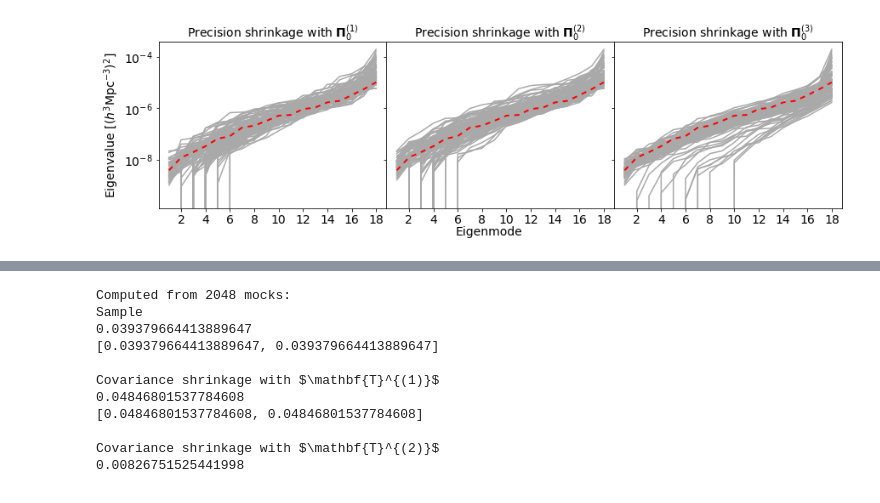
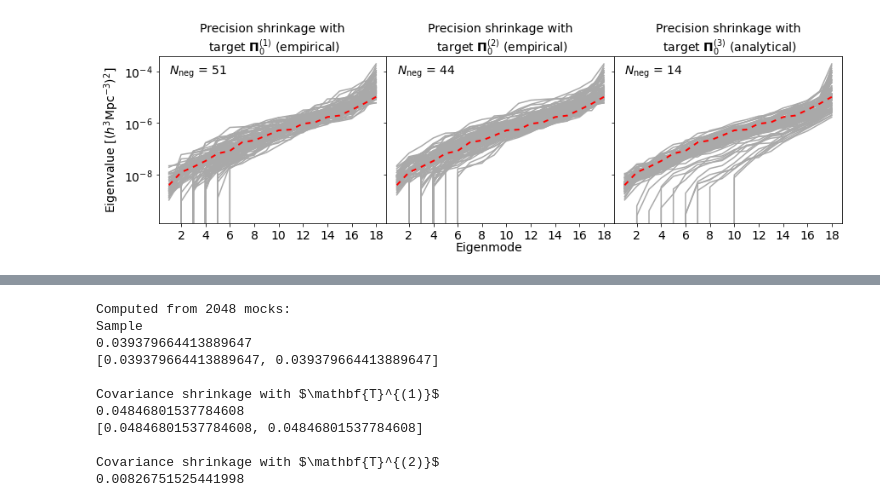
Before and after one commit to marnixlooijmans/shrinkage-estimation-paper, a Jupyter notebook: notebooks/make-plots.ipynb, the cells around one changed output, grey strips where cells are left out. Drawn from its saved outputs; the diff is of its cells as text; code cells hidden in the pictures.

Commit message:
Update plots

```diff
--- a/notebooks/make-plots.ipynb
+++ b/notebooks/make-plots.ipynb
@@ -7,14 +8,14 @@ import matplotlib.pyplot as plt
 # %%
 #estimates = [
 #    ["cov", "sample", "Sample"],
-#    ["cov", "shrinkage_Sii", "Covariance shrinkage with $\mathbf{T}^{(1)}$"],
-#    ["cov", "shrinkage_P", "Covariance shrinkage with $\mathbf{T}^{(2)}$"],
+#    ["cov", "shrinkage_Sii", "Covariance shrinkage with\n target $\mathbf{T}^{(1)}$ (empirical)"],
+#    ["cov", "shrinkage_P", "Covariance shrinkage with\n target $\mathbf{T}^{(2)}$ (analytical)"],
 #    ["cov", "NERCOME", "NERCOME"],
 #]
 estimates = [
-    ["pre", "shrinkage_inv_then_diag", "Precision shrinkage with $\mathbf{\Pi}_0^{(1)}$"],
-    ["pre", "shrinkage_diag_then_inv", "Precision shrinkage with $\mathbf{\Pi}_0^{(2)}$"],
-    ["pre", "shrinkage_P", "Precision shrinkage with $\mathbf{\Pi}_0^{(3)}$"],
+    ["pre", "shrinkage_inv_then_diag", "Precision shrinkage with\n target $\mathbf{\Pi}_0^{(1)}$ (empirical)"],
+    ["pre", "shrinkage_diag_then_inv", "Precision shrinkage with\n target $\mathbf{\Pi}_0^{(2)}$ (empirical)"],
+    ["pre", "shrinkage_P", "Precision shrinkage with\n target $\mathbf{\Pi}_0^{(3)}$ (analytical)"],
 ]
 n = 21
 # %%
@@ -40,38 +41,45 @@ for k, estimate in enumerate(estimates):
     data_path = os.path.join(mat_path, f"n{n}/{mat_type}_{est_type}/")
     filenames = [f for f in os.listdir(data_path) if not f.startswith('.')]
 
+    nr_neg_evals = 0
     for filename in filenames:
         matrix = np.loadtxt(os.path.join(data_path, filename))
 
         if mat_type == "cov":
             # Obtain precision matrix
             Cinv = np.linalg.inv(matrix)
             if est_type == "sample":
                 # Apply Hartlap correction
                 H = (n-18-2) / (n-1)
                 Cinv = H*Cinv
 
         elif mat_type == "pre":
             # The matrix is already the precision matrix
             Cinv = matrix
 
         evals = np.linalg.eigvalsh(Cinv)
+        min_eval = np.min(evals)
+        if min_eval < 0:
+            nr_neg_evals += 1
+
         curve = axs[k].plot(emodes, evals, c='darkgrey', zorder=1)
 
     curve[0].set_label("Estimates")
 
     xticks = np.linspace(2, 18, 9)
     axs[k].set_title(plt_title, fontsize=14)
     axs[k].set_yscale("log")
     #axs[k].legend(loc="upper left", fontsize=14)
     axs[k].set_xticks(xticks)
     axs[k].tick_params(axis='both', which='major', labelsize=14)
 
+    axs[k].text(1,8*1e-5, r"$N_{\rm neg}$ = " + str(nr_neg_evals), fontsize=14)
+
 #axs[0].legend(loc="upper left", fontsize=14)
 axs[0].set_ylabel(r"Eigenvalue $[(h^3 \rm{Mpc}^{-3})^2]$", fontsize=14)
 fig.supxlabel("Eigenmode", fontsize=14, y=-0.01)
 
-#fig.savefig(f"../output/BOSS_DR12_NGC_z1/plots/eigenspectra_2_{n}.eps", format="eps", bbox_inches='tight', pad_inches = 0.1)
+#fig.savefig(f"../output/BOSS_DR12_NGC_z1/plots/eigenspectra_bottom_n{n}.eps", format="eps", bbox_inches='tight', pad_inches = 0.1)
 plt.show()
 # %% [output]
-[figure, old version]
+[figure, new version]
```
Also changed, not shown: parts of 3 cells of this notebook, 4 other files.
